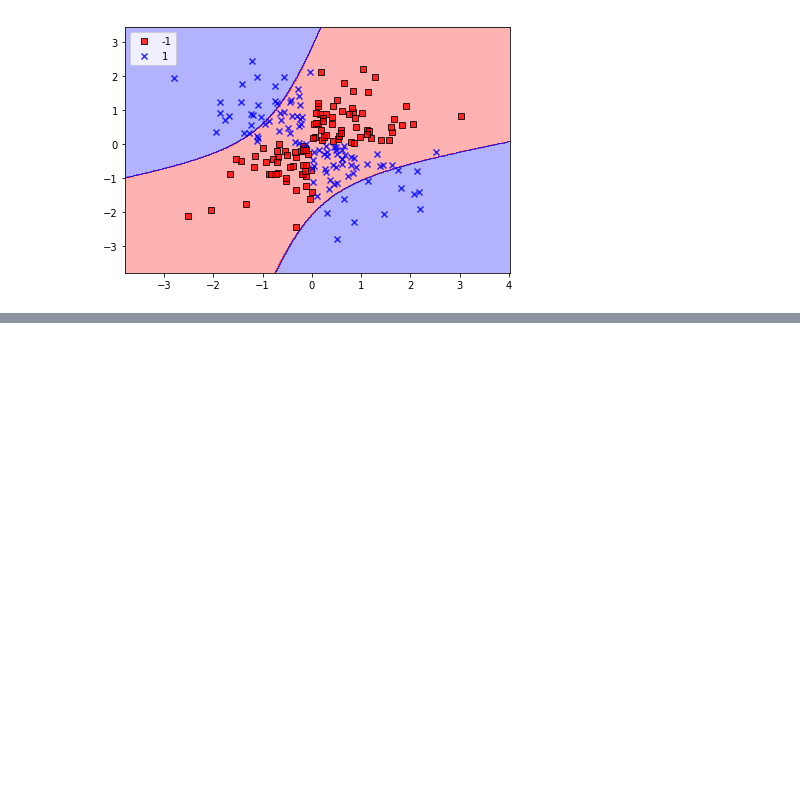
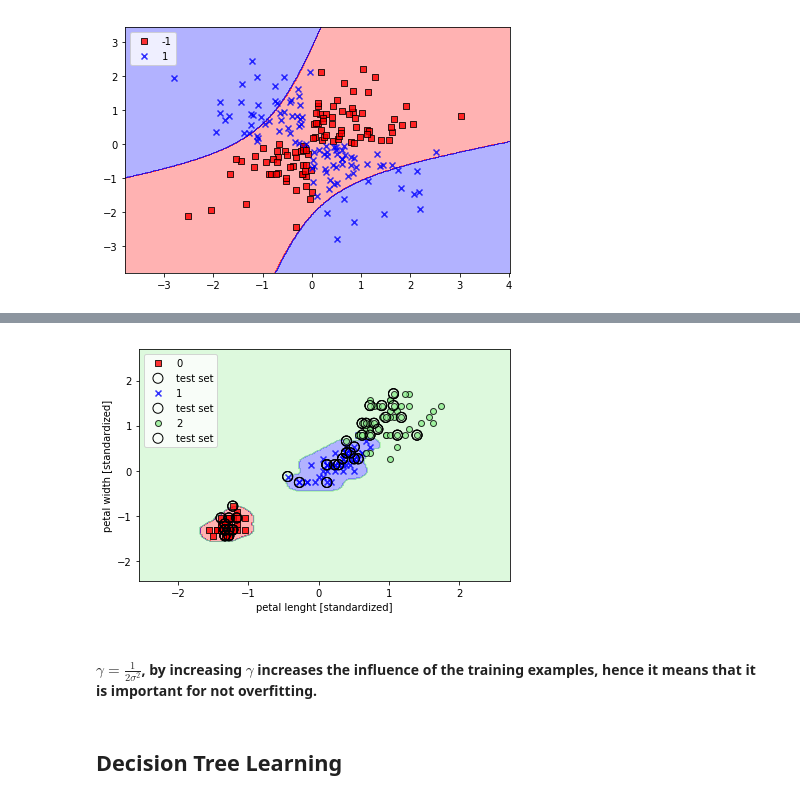
Before and after one commit to shokirovnozir/ML, a Jupyter notebook: pythonML.ipynb, the cells around one changed output, grey strips where cells are left out. Saved outputs shown, nothing was run; the diff lists cells and outputs as text; code cells hidden in the pictures; blank space fills up the shorter version.

```diff
--- a/pythonML.ipynb
+++ b/pythonML.ipynb
@@ -899,0 +900,15 @@ plt.show()
+# %%
+svm = SVC(kernel='rbf', random_state=1, gamma=50, C=1.0)
+svm.fit(X_train_std, y_train)
+plot_decision_regions(X_combined_std, y_combined, classifier=svm, test_idx=range(105,150))
+plt.xlabel('petal lenght [standardized]')
+plt.ylabel('petal width [standardized]')
+plt.legend(loc='upper left')
+plt.tight_layout()
+plt.show()
+# %% [output]
+[figure, added]
+# %% [markdown]
+#### $\gamma = \frac{1}{2\sigma^2}$, by increasing $\gamma$ increases the influence of the training examples, hence it means that it is important for not overfitting.
+# %% [markdown]
+## Decision Tree Learning
```
Also changed, not shown: parts of 7 cells of this notebook.
